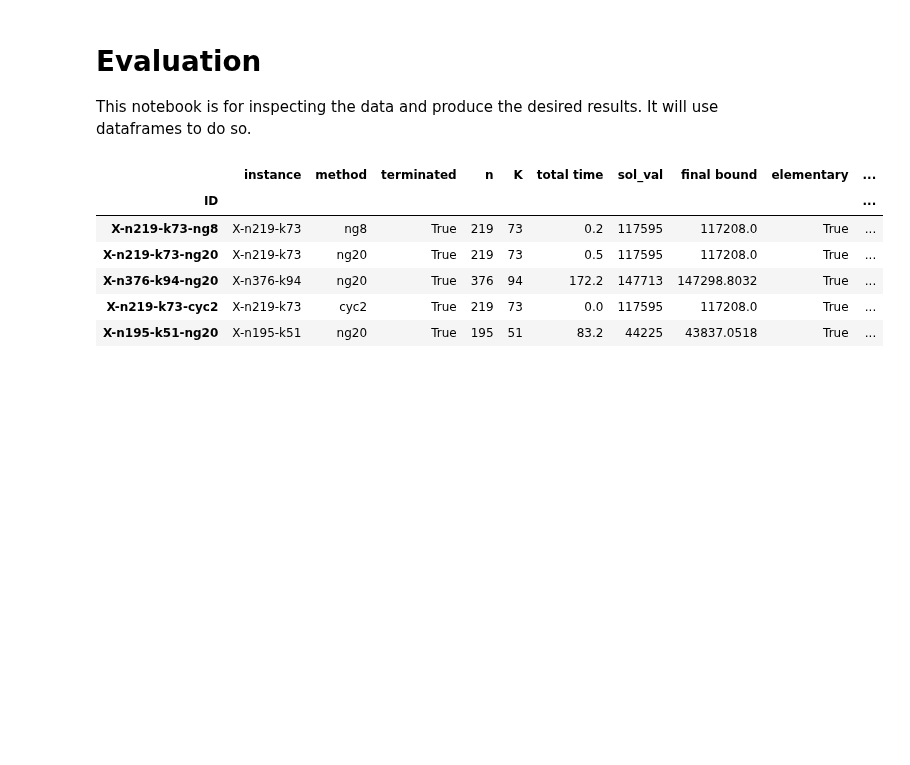
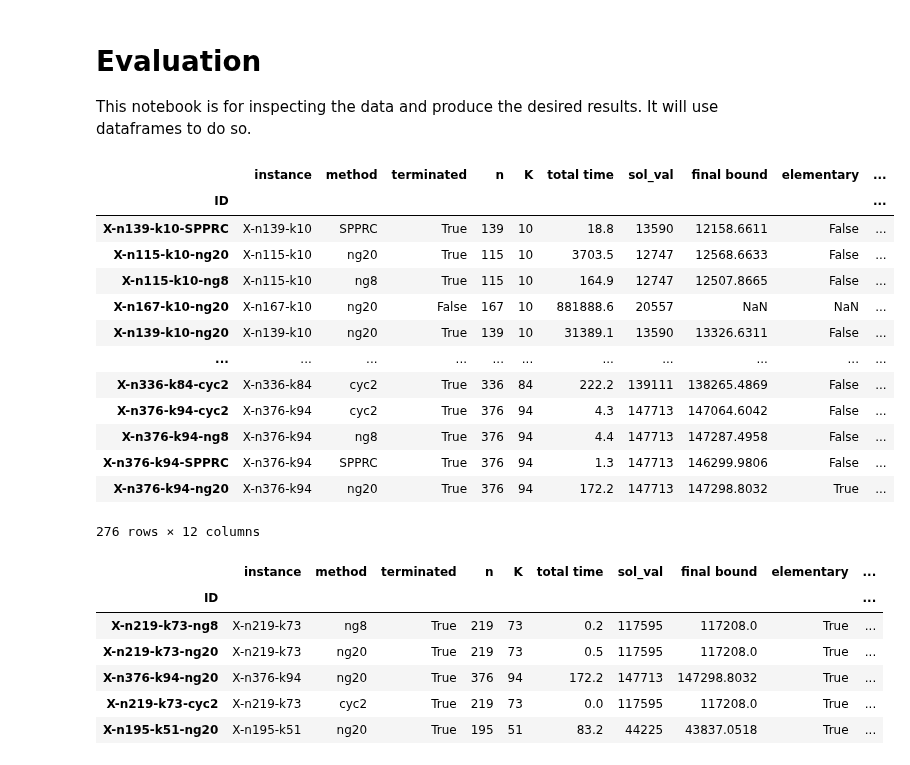
Before and after one commit to habanzu/cvrp, a Jupyter notebook: notebooks/Evaluation.ipynb, the cells around one changed output. Drawn from its saved outputs; the diff is of its cells as text; code cells hidden in the pictures; blank space fills up the shorter version.

```diff
--- a/notebooks/Evaluation.ipynb
+++ b/notebooks/Evaluation.ipynb
@@ -52,6 +52,23 @@ data['n'] = data['n'].astype(int)
 data['total time'] = data['total time'].astype(float)
 data['n/K'] = data['n'].astype(float) / data['K'].astype(float)
 data['lb/I'] = data['final bound'].astype(float) / data['sol_val'].astype(float)
+# %%
+data.sort_values("K")
+# %% [output]
+|  | instance | method | terminated | n | K | total time | sol_val | final bound | elementary | ... |
+| ID |  |  |  |  |  |  |  |  |  | ... |
+| X-n139-k10-SPPRC | X-n139-k10 | SPPRC | True | 139 | 10 | 18.8 | 13590 | 12158.6611 | False | ... |
+| X-n115-k10-ng20 | X-n115-k10 | ng20 | True | 115 | 10 | 3703.5 | 12747 | 12568.6633 | False | ... |
+| X-n115-k10-ng8 | X-n115-k10 | ng8 | True | 115 | 10 | 164.9 | 12747 | 12507.8665 | False | ... |
+| X-n167-k10-ng20 | X-n167-k10 | ng20 | False | 167 | 10 | 881888.6 | 20557 | NaN | NaN | ... |
+| X-n139-k10-ng20 | X-n139-k10 | ng20 | True | 139 | 10 | 31389.1 | 13590 | 13326.6311 | False | ... |
+| ... | ... | ... | ... | ... | ... | ... | ... | ... | ... | ... |
+| X-n336-k84-cyc2 | X-n336-k84 | cyc2 | True | 336 | 84 | 222.2 | 139111 | 138265.4869 | False | ... |
+| X-n376-k94-cyc2 | X-n376-k94 | cyc2 | True | 376 | 94 | 4.3 | 147713 | 147064.6042 | False | ... |
+| X-n376-k94-ng8 | X-n376-k94 | ng8 | True | 376 | 94 | 4.4 | 147713 | 147287.4958 | False | ... |
+| X-n376-k94-SPPRC | X-n376-k94 | SPPRC | True | 376 | 94 | 1.3 | 147713 | 146299.9806 | False | ... |
+| X-n376-k94-ng20 | X-n376-k94 | ng20 | True | 376 | 94 | 172.2 | 147713 | 147298.8032 | True | ... |
+276 rows × 12 columns
 # %%
 data.loc[(data.terminated == True) & (data.elementary == True)]
 # %% [output]
```
Also changed, not shown: parts of 1 cell of this notebook, 13 other files.
